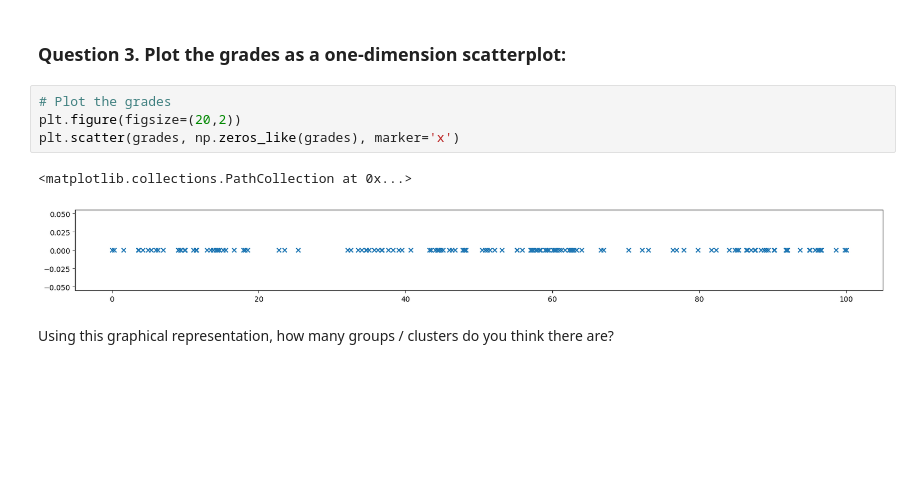
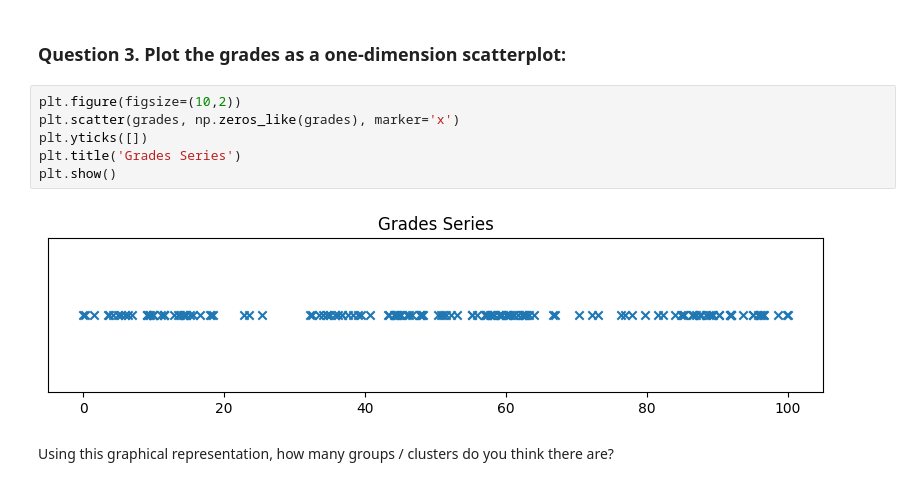
Before and after one commit to fb004/Business-Intelligence-and-Analytics, a Jupyter notebook: labs/06 - Clustering/Exercises/exercise_clustering.ipynb, the cells around one changed output. Cells and saved outputs as stored; diff of their text form; blank space fills up the shorter version.

```diff
--- a/labs/06 - Clustering/Exercises/exercise_clustering.ipynb
+++ b/labs/06 - Clustering/Exercises/exercise_clustering.ipynb
@@ -43,12 +57,13 @@ grades.info()
 # %% [markdown]
 ### Question 3. Plot the grades as a one-dimension scatterplot:
 # %%
-# Plot the grades
-plt.figure(figsize=(20,2))
+plt.figure(figsize=(10,2))
 plt.scatter(grades, np.zeros_like(grades), marker='x')
+plt.yticks([])
+plt.title('Grades Series')
+plt.show()
 # %% [output]
-<matplotlib.collections.PathCollection at 0x...>
-[figure, old version]
+[figure, new version]
 # %% [markdown]
 Using this graphical representation, how many groups / clusters do you think there are?
 # %% [markdown]
```
Also changed, not shown: parts of 24 cells of this notebook.
